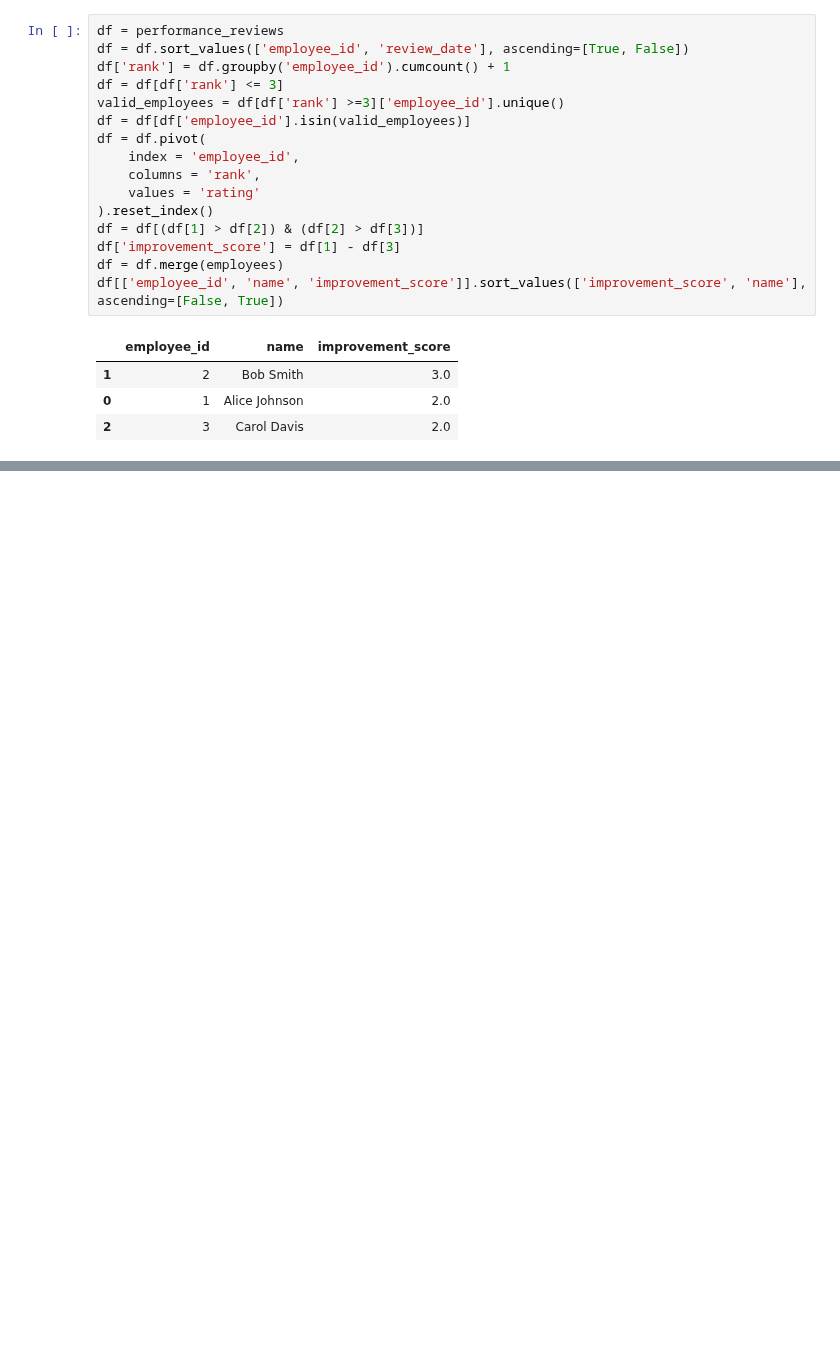
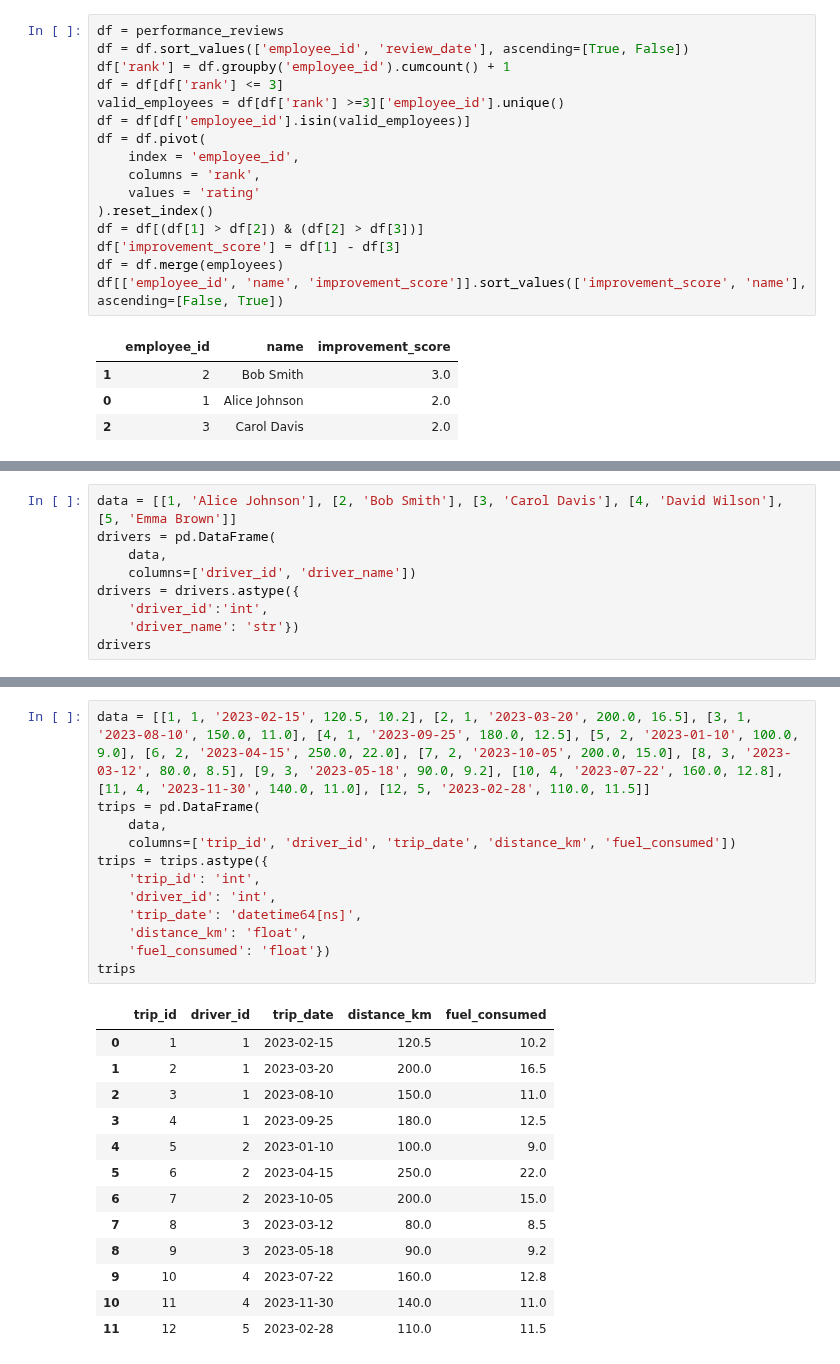
Before and after one commit to Praldmur/Tasks, a Jupyter notebook: LeetCode_Med.ipynb, the cells around one changed output, grey strips where cells are left out. Drawn from its saved outputs; the diff is of its cells as text; blank space fills up the shorter version.

```diff
--- a/LeetCode_Med.ipynb
+++ b/LeetCode_Med.ipynb
@@ -1816,0 +1912,9 @@ df[['employee_id', 'name', 'improvement_score']].sort_values(['improvement_score
+# %%
+data = [[1, 'Alice Johnson'], [2, 'Bob Smith'], [3, 'Carol Davis'], [4, 'David Wilson'], [5, 'Emma Brown']]
+drivers = pd.DataFrame(
+    data,
+    columns=['driver_id', 'driver_name'])
+drivers = drivers.astype({
+    'driver_id':'int',
+    'driver_name': 'str'})
+drivers
@@ -1816,0 +1928,26 @@ df[['employee_id', 'name', 'improvement_score']].sort_values(['improvement_score
+# %%
+data = [[1, 1, '2023-02-15', 120.5, 10.2], [2, 1, '2023-03-20', 200.0, 16.5], [3, 1, '2023-08-10', 150.0, 11.0], [4, 1, '2023-09-25', 180.0, 12.5], [5, 2, '2023-01-10', 100.0, 9.0], [6, 2, '2023-04-15', 250.0, 22.0], [7, 2, '2023-10-05', 200.0, 15.0], [8, 3, '2023-03-12', 80.0, 8.5], [9, 3, '2023-05-18', 90.0, 9.2], [10, 4, '2023-07-22', 160.0, 12.8], [11, 4, '2023-11-30', 140.0, 11.0], [12, 5, '2023-02-28', 110.0, 11.5]]
+trips = pd.DataFrame(
+    data,
+    columns=['trip_id', 'driver_id', 'trip_date', 'distance_km', 'fuel_consumed'])
+trips = trips.astype({
+    'trip_id': 'int',
+    'driver_id': 'int',
+    'trip_date': 'datetime64[ns]',
+    'distance_km': 'float',
+    'fuel_consumed': 'float'})
+trips
+# %% [output]
+|  | trip_id | driver_id | trip_date | distance_km | fuel_consumed |
+| 0 | 1 | 1 | 2023-02-15 | 120.5 | 10.2 |
+| 1 | 2 | 1 | 2023-03-20 | 200.0 | 16.5 |
+| 2 | 3 | 1 | 2023-08-10 | 150.0 | 11.0 |
+| 3 | 4 | 1 | 2023-09-25 | 180.0 | 12.5 |
+| 4 | 5 | 2 | 2023-01-10 | 100.0 | 9.0 |
+| 5 | 6 | 2 | 2023-04-15 | 250.0 | 22.0 |
+| 6 | 7 | 2 | 2023-10-05 | 200.0 | 15.0 |
+| 7 | 8 | 3 | 2023-03-12 | 80.0 | 8.5 |
+| 8 | 9 | 3 | 2023-05-18 | 90.0 | 9.2 |
+| 9 | 10 | 4 | 2023-07-22 | 160.0 | 12.8 |
+| 10 | 11 | 4 | 2023-11-30 | 140.0 | 11.0 |
+| 11 | 12 | 5 | 2023-02-28 | 110.0 | 11.5 |
```
Also changed, not shown: parts of 18 cells of this notebook.
